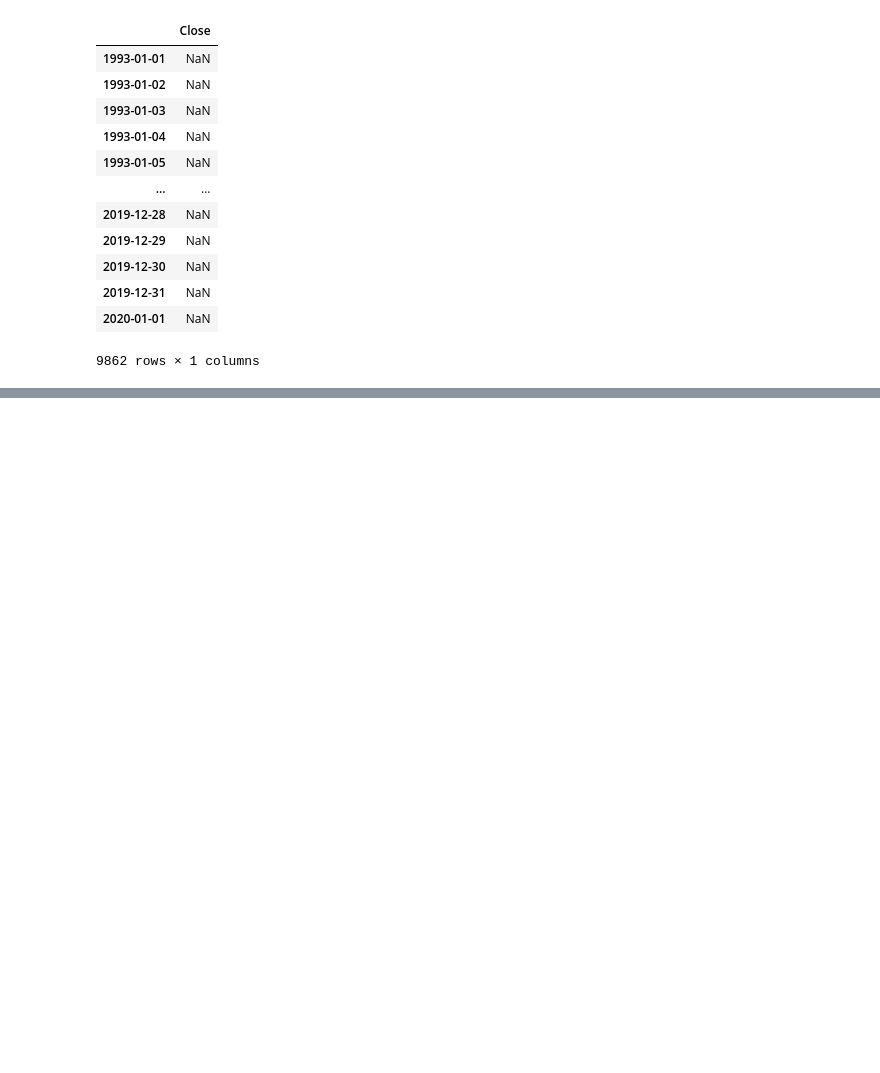
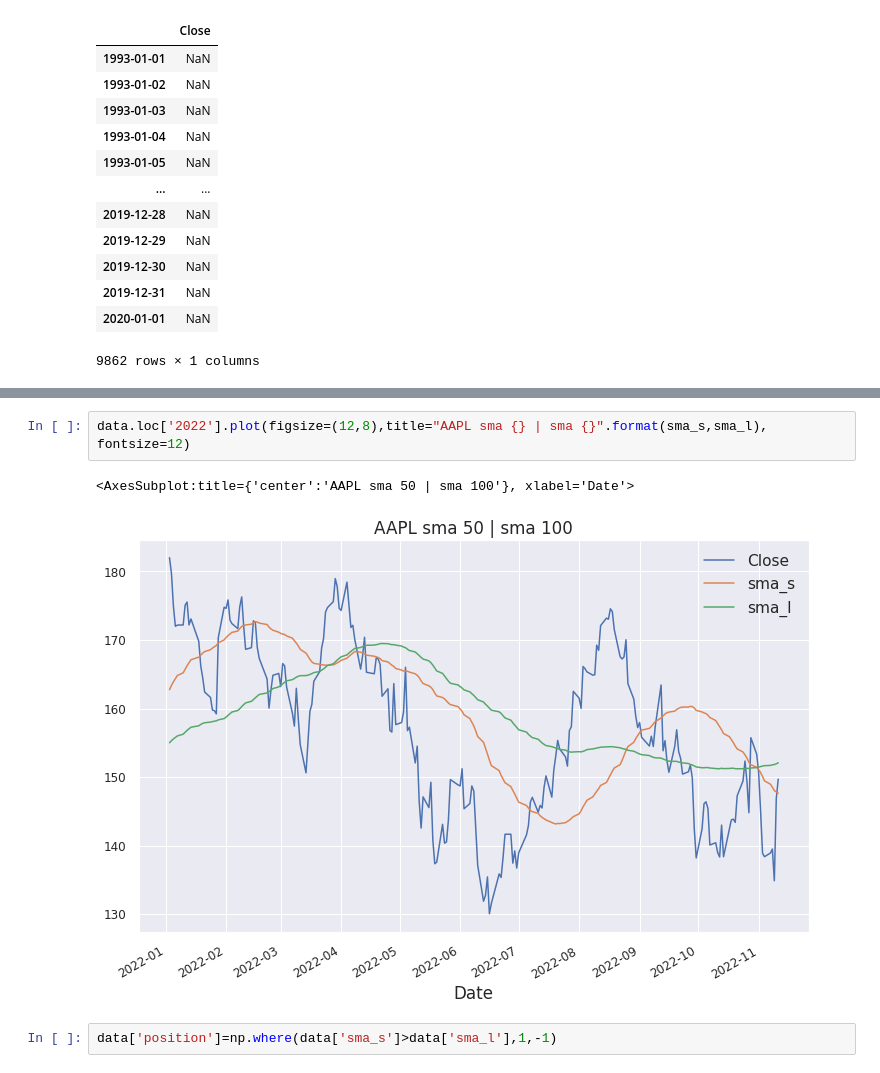
Before and after one commit to skresec/skresec, a Jupyter notebook: algotrading/quantprogram.ipynb, the cells around one changed output, grey strips where cells are left out. Drawn from its saved outputs; the diff is of its cells as text; blank space fills up the shorter version.

```diff
--- a/algotrading/quantprogram.ipynb
+++ b/algotrading/quantprogram.ipynb
@@ -498,0 +650,7 @@ spy.fillna(method='ffill')
+# %%
+data.loc['2022'].plot(figsize=(12,8),title="AAPL sma {} | sma {}".format(sma_s,sma_l), fontsize=12)
+# %% [output]
+<AxesSubplot:title={'center':'AAPL sma 50 | sma 100'}, xlabel='Date'>
+[figure, added]
+# %%
+data['position']=np.where(data['sma_s']>data['sma_l'],1,-1)
```
Also changed, not shown: parts of 53 cells of this notebook, 1 other file.
